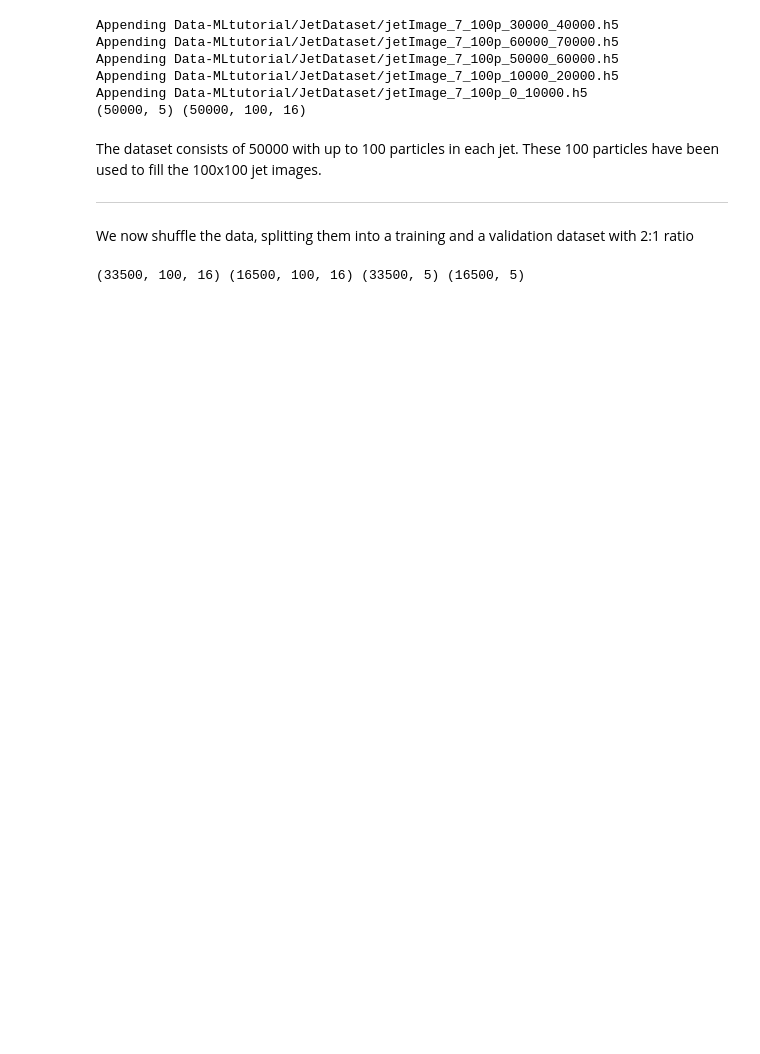
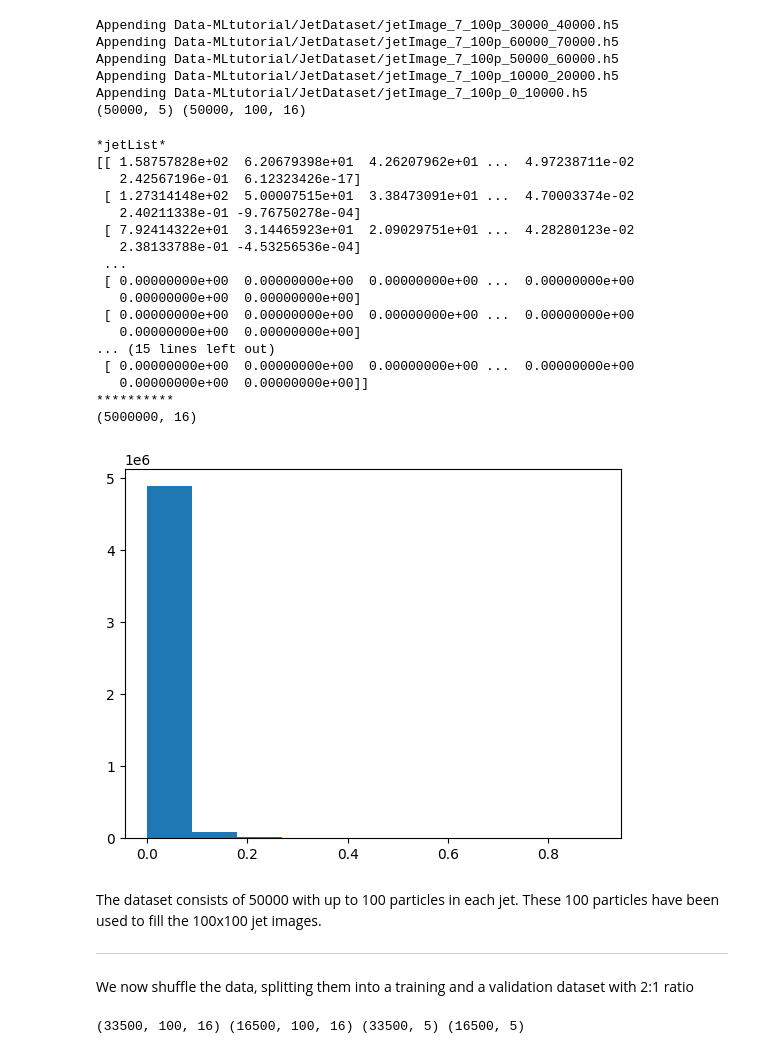
Before and after one commit to saricongi/ML_course_Pavia_23, a Jupyter notebook: neural-networks/5.JetTaggingRNN_copie.ipynb, the cells around one changed output. Cells and saved outputs as stored; diff of their text form; code cells hidden in the pictures; blank space fills up the shorter version.

```diff
--- a/neural-networks/5.JetTaggingRNN_copie.ipynb
+++ b/neural-networks/5.JetTaggingRNN_copie.ipynb
@@ -84,6 +84,39 @@ Appending Data-MLtutorial/JetDataset/jetImage_7_100p_50000_60000.h5
 Appending Data-MLtutorial/JetDataset/jetImage_7_100p_10000_20000.h5
 Appending Data-MLtutorial/JetDataset/jetImage_7_100p_0_10000.h5
 (50000, 5) (50000, 100, 16)
+# %%
+#normalizing to improve the efficiency
+
+print("*jetList*")
+print(jetList)
+print("**********")
+
+print("*Normalized jetList*")
+jetList = jetList.reshape(50000*100, 16)
+print(jetList)
+print("**********")
+
+plt.hist(jetList[:,4])
+print(jetList.shape)
+# %% [output]
+*jetList*
+[[ 1.58757828e+02  6.20679398e+01  4.26207962e+01 ...  4.97238711e-02
+   2.42567196e-01  6.12323426e-17]
+ [ 1.27314148e+02  5.00007515e+01  3.38473091e+01 ...  4.70003374e-02
+   2.40211338e-01 -9.76750278e-04]
+ [ 7.92414322e+01  3.14465923e+01  2.09029751e+01 ...  4.28280123e-02
+   2.38133788e-01 -4.53256536e-04]
+ ...
+ [ 0.00000000e+00  0.00000000e+00  0.00000000e+00 ...  0.00000000e+00
+   0.00000000e+00  0.00000000e+00]
+ [ 0.00000000e+00  0.00000000e+00  0.00000000e+00 ...  0.00000000e+00
+   0.00000000e+00  0.00000000e+00]
+... (15 lines left out)
+ [ 0.00000000e+00  0.00000000e+00  0.00000000e+00 ...  0.00000000e+00
+   0.00000000e+00  0.00000000e+00]]
+**********
+(5000000, 16)
+[figure, added]
 # %% [markdown]
 The dataset consists of 50000 with up to 100 particles in each jet. These 100 particles have been used to fill the 100x100 jet images.
 
```
Also changed, not shown: parts of 7 cells of this notebook.
